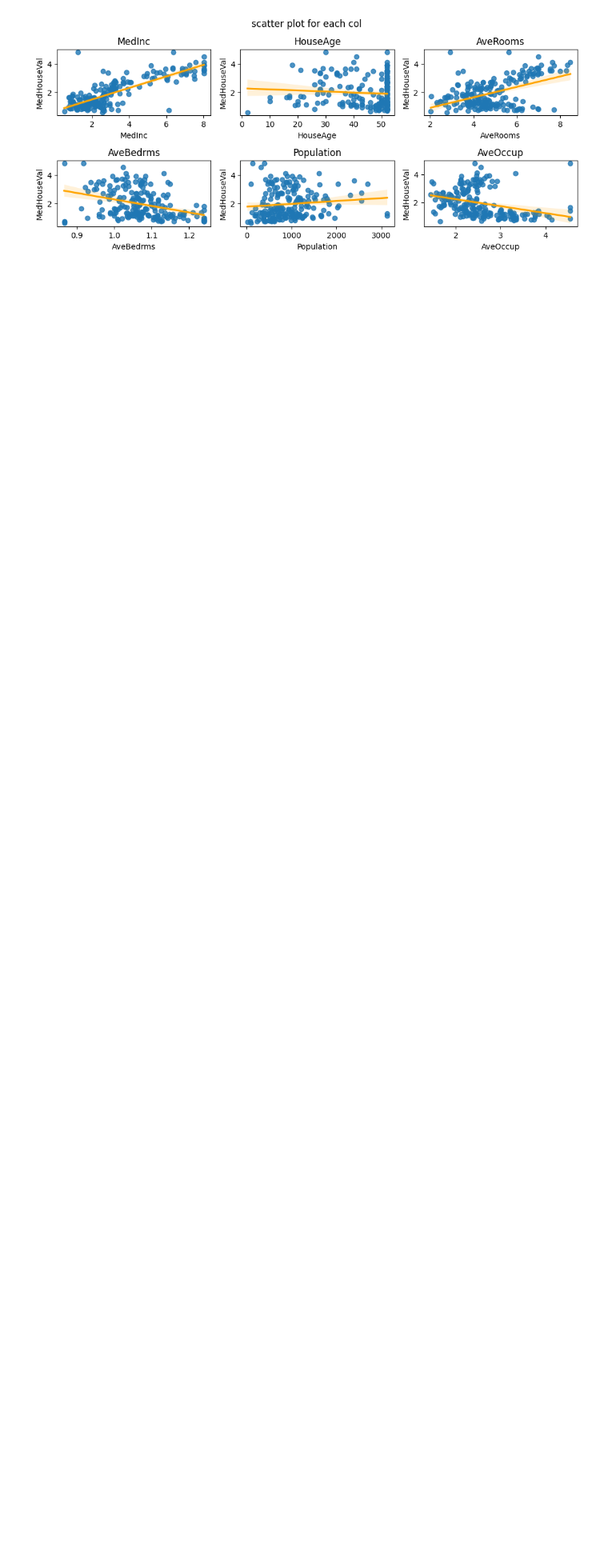
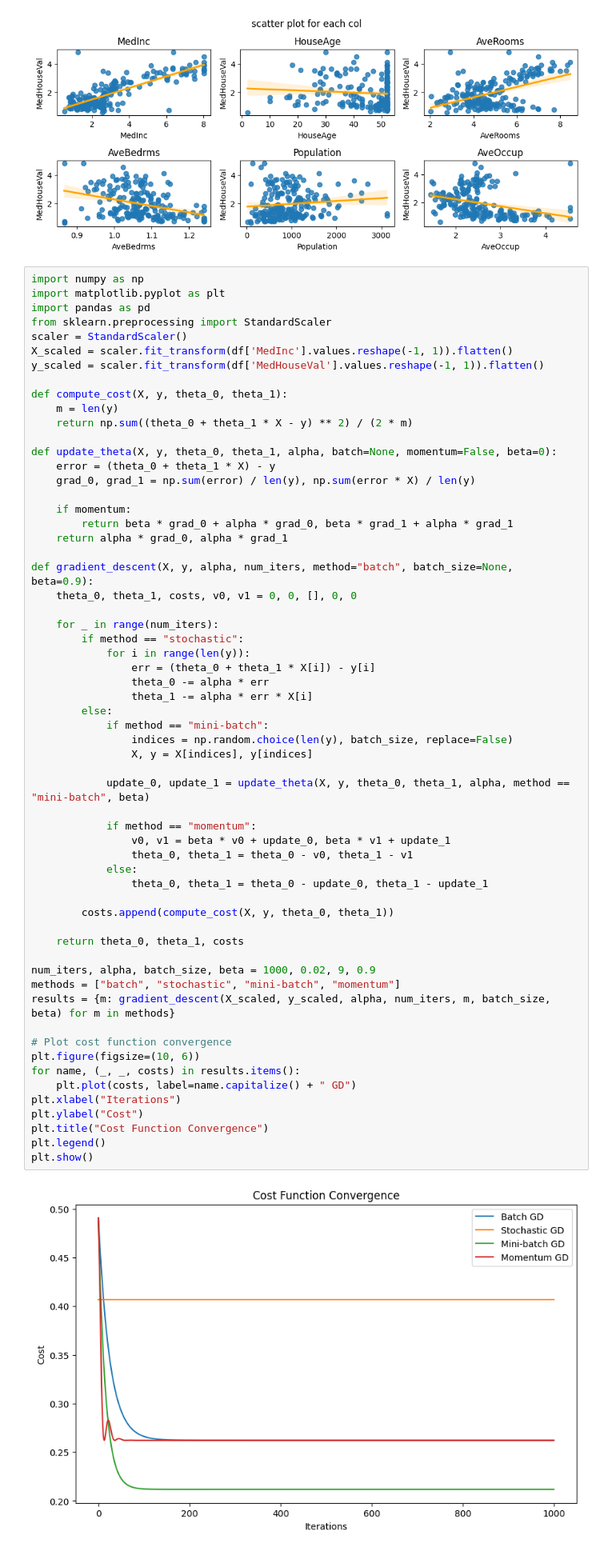
Before and after one commit to abdelrhmanhesham1/projects, a Jupyter notebook: california_housing.ipynb, the cells around one changed output. Shown at 80% size. Saved outputs shown, nothing was run; the diff lists cells and outputs as text; blank space fills up the shorter version.

```diff
--- a/california_housing.ipynb
+++ b/california_housing.ipynb
@@ -236,6 +236,68 @@ plt.tight_layout()
 plt.show()
 # %% [output]
 [figure]
+# %%
+import numpy as np
+import matplotlib.pyplot as plt
+import pandas as pd
+from sklearn.preprocessing import StandardScaler
+scaler = StandardScaler()
+X_scaled = scaler.fit_transform(df['MedInc'].values.reshape(-1, 1)).flatten()
+y_scaled = scaler.fit_transform(df['MedHouseVal'].values.reshape(-1, 1)).flatten()
+
+def compute_cost(X, y, theta_0, theta_1):
+    m = len(y)
+    return np.sum((theta_0 + theta_1 * X - y) ** 2) / (2 * m)
+
+def update_theta(X, y, theta_0, theta_1, alpha, batch=None, momentum=False, beta=0):
+    error = (theta_0 + theta_1 * X) - y
+    grad_0, grad_1 = np.sum(error) / len(y), np.sum(error * X) / len(y)
+
+    if momentum:
+        return beta * grad_0 + alpha * grad_0, beta * grad_1 + alpha * grad_1
+    return alpha * grad_0, alpha * grad_1
+
+def gradient_descent(X, y, alpha, num_iters, method="batch", batch_size=None, beta=0.9):
+    theta_0, theta_1, costs, v0, v1 = 0, 0, [], 0, 0
+
+    for _ in range(num_iters):
+        if method == "stochastic":
+            for i in range(len(y)):
+                err = (theta_0 + theta_1 * X[i]) - y[i]
+                theta_0 -= alpha * err
+                theta_1 -= alpha * err * X[i]
+        else:
+            if method == "mini-batch":
+                indices = np.random.choice(len(y), batch_size, replace=False)
+                X, y = X[indices], y[indices]
+
+            update_0, update_1 = update_theta(X, y, theta_0, theta_1, alpha, method == "mini-batch", beta)
+
+            if method == "momentum":
+                v0, v1 = beta * v0 + update_0, beta * v1 + update_1
+                theta_0, theta_1 = theta_0 - v0, theta_1 - v1
+            else:
+                theta_0, theta_1 = theta_0 - update_0, theta_1 - update_1
+
+        costs.append(compute_cost(X, y, theta_0, theta_1))
+
+    return theta_0, theta_1, costs
+
+num_iters, alpha, batch_size, beta = 1000, 0.02, 9, 0.9
+methods = ["batch", "stochastic", "mini-batch", "momentum"]
+results = {m: gradient_descent(X_scaled, y_scaled, alpha, num_iters, m, batch_size, beta) for m in methods}
+
+# Plot cost function convergence
+plt.figure(figsize=(10, 6))
+for name, (_, _, costs) in results.items():
+    plt.plot(costs, label=name.capitalize() + " GD")
+plt.xlabel("Iterations")
+plt.ylabel("Cost")
+plt.title("Cost Function Convergence")
+plt.legend()
+plt.show()
+# %% [output]
+[figure, added]
 # %%
 import plotly.express as px
 
```
Also changed, not shown: parts of 1 cell of this notebook.
